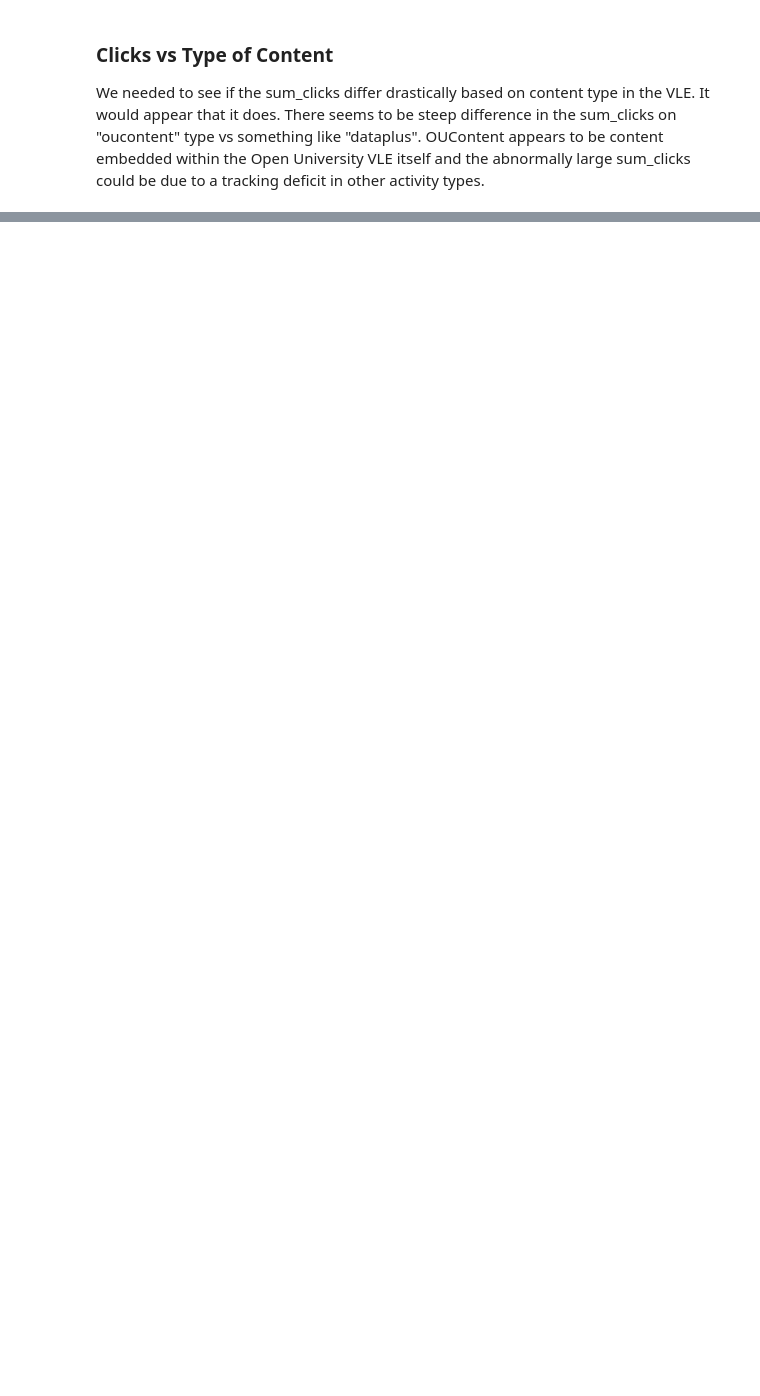
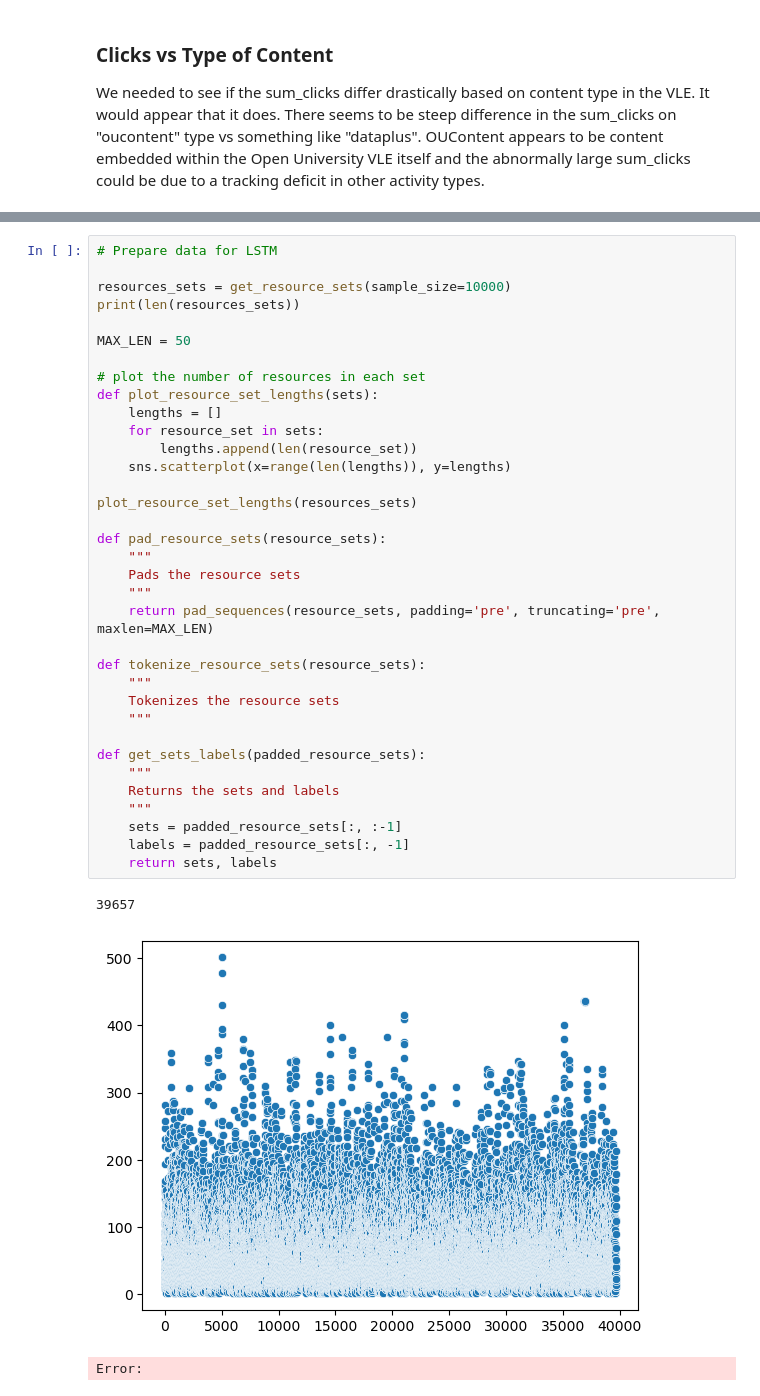
Before and after one commit to Tanyk2004/CS370-ERS, a Jupyter notebook: recommender.ipynb, the cells around one changed output, grey strips where cells are left out. Drawn from its saved outputs; the diff is of its cells as text; blank space fills up the shorter version.

Commit message:
added LSTM code

```diff
--- a/recommender.ipynb
+++ b/recommender.ipynb
@@ -309,0 +567,39 @@ knn_recommender(student_info_df.sample(n=1).iloc[0]["id_student"], successful_st
+# %%
+# Prepare data for LSTM
+
+resources_sets = get_resource_sets(sample_size=10000)
+print(len(resources_sets))
+
+MAX_LEN = 50
+
+# plot the number of resources in each set
+def plot_resource_set_lengths(sets):
+    lengths = []
+    for resource_set in sets:
+        lengths.append(len(resource_set))
+    sns.scatterplot(x=range(len(lengths)), y=lengths)
+
+plot_resource_set_lengths(resources_sets)
+
+def pad_resource_sets(resource_sets):
+    """
+    Pads the resource sets
+    """
+    return pad_sequences(resource_sets, padding='pre', truncating='pre', maxlen=MAX_LEN)
+
+def tokenize_resource_sets(resource_sets):
+    """
+    Tokenizes the resource sets
+    """
+
+def get_sets_labels(padded_resource_sets):
+    """
+    Returns the sets and labels
+    """
+    sets = padded_resource_sets[:, :-1]
+    labels = padded_resource_sets[:, -1]
+    return sets, labels
+# %% [output]
+39657
+[figure, added]
+Error:
```
Also changed, not shown: parts of 26 cells of this notebook, 3 other files.
